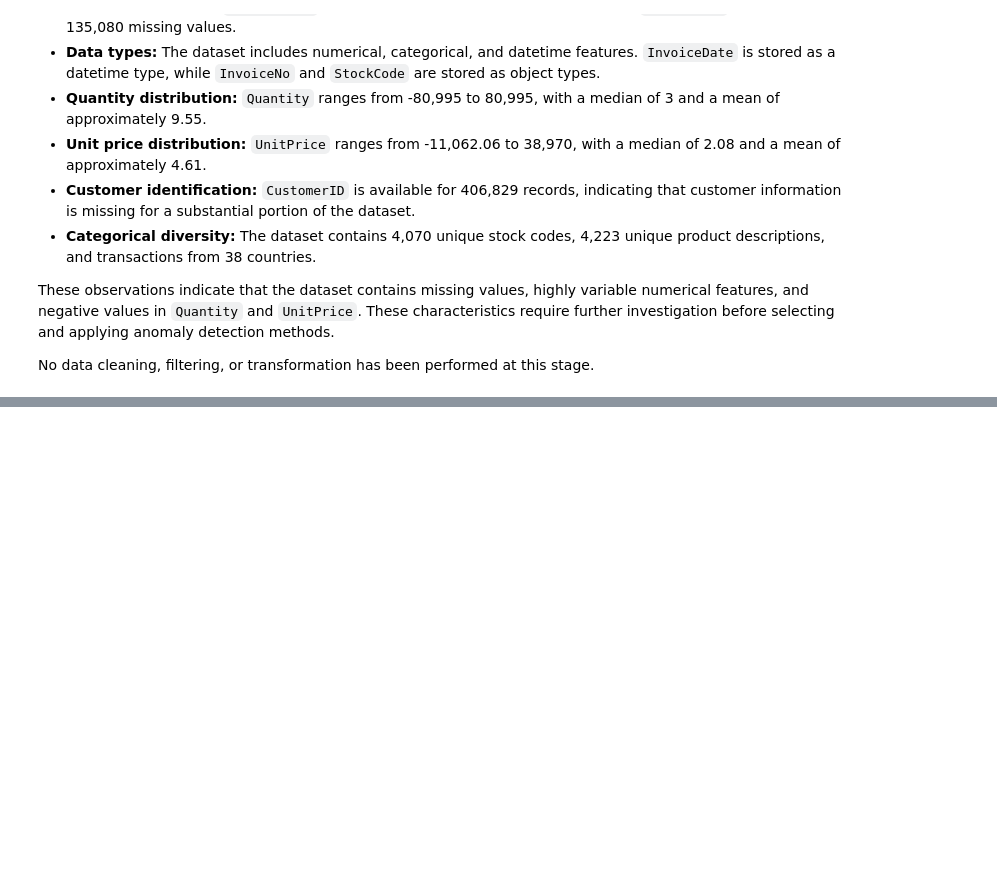
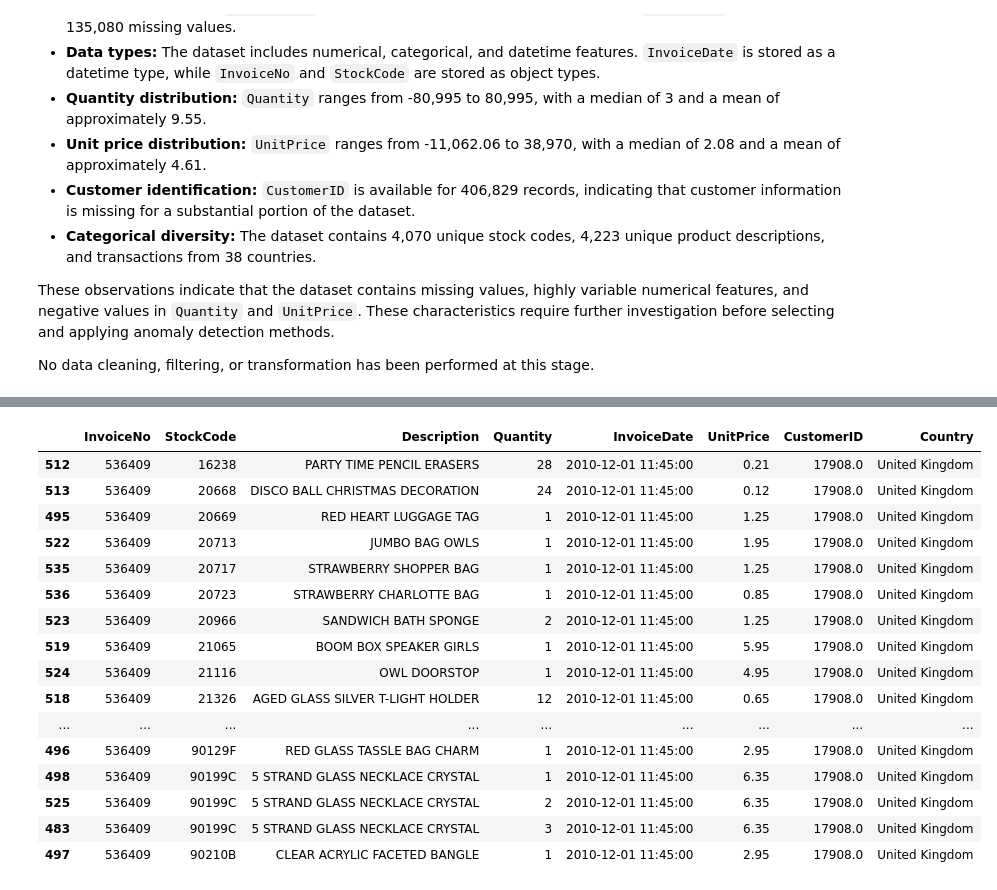
Before and after one commit to Mohamadzf23/unsupervised-anomaly-detection-study, a Jupyter notebook: notebooks/anomaly_detection_study.ipynb, the cells around one changed output, grey strips where cells are left out. Saved outputs shown, nothing was run; the diff lists cells and outputs as text; code cells hidden in the pictures; blank space fills up the shorter version.

```diff
--- a/notebooks/anomaly_detection_study.ipynb
+++ b/notebooks/anomaly_detection_study.ipynb
@@ -255,0 +464,25 @@ No data cleaning, filtering, or transformation has been performed at this stage.
+# %%
+invoice_id = "536409"
+
+display(
+    df[df["InvoiceNo"].astype(str) == invoice_id]
+    .sort_values(["StockCode", "Quantity"])
+)
+# %% [output]
+|  | InvoiceNo | StockCode | Description | Quantity | InvoiceDate | UnitPrice | CustomerID | Country |
+| 512 | 536409 | 16238 | PARTY TIME PENCIL ERASERS | 28 | 2010-12-01 11:45:00 | 0.21 | 17908.0 | United Kingdom |
+| 513 | 536409 | 20668 | DISCO BALL CHRISTMAS DECORATION | 24 | 2010-12-01 11:45:00 | 0.12 | 17908.0 | United Kingdom |
+| 495 | 536409 | 20669 | RED HEART LUGGAGE TAG | 1 | 2010-12-01 11:45:00 | 1.25 | 17908.0 | United Kingdom |
+| 522 | 536409 | 20713 | JUMBO BAG OWLS | 1 | 2010-12-01 11:45:00 | 1.95 | 17908.0 | United Kingdom |
+| 535 | 536409 | 20717 | STRAWBERRY SHOPPER BAG | 1 | 2010-12-01 11:45:00 | 1.25 | 17908.0 | United Kingdom |
+| 536 | 536409 | 20723 | STRAWBERRY CHARLOTTE BAG | 1 | 2010-12-01 11:45:00 | 0.85 | 17908.0 | United Kingdom |
+| 523 | 536409 | 20966 | SANDWICH BATH SPONGE | 2 | 2010-12-01 11:45:00 | 1.25 | 17908.0 | United Kingdom |
+| 519 | 536409 | 21065 | BOOM BOX SPEAKER GIRLS | 1 | 2010-12-01 11:45:00 | 5.95 | 17908.0 | United Kingdom |
+| 524 | 536409 | 21116 | OWL DOORSTOP | 1 | 2010-12-01 11:45:00 | 4.95 | 17908.0 | United Kingdom |
+| 518 | 536409 | 21326 | AGED GLASS SILVER T-LIGHT HOLDER | 12 | 2010-12-01 11:45:00 | 0.65 | 17908.0 | United Kingdom |
+| ... | ... | ... | ... | ... | ... | ... | ... | ... |
+| 496 | 536409 | 90129F | RED GLASS TASSLE BAG CHARM | 1 | 2010-12-01 11:45:00 | 2.95 | 17908.0 | United Kingdom |
+| 498 | 536409 | 90199C | 5 STRAND GLASS NECKLACE CRYSTAL | 1 | 2010-12-01 11:45:00 | 6.35 | 17908.0 | United Kingdom |
+| 525 | 536409 | 90199C | 5 STRAND GLASS NECKLACE CRYSTAL | 2 | 2010-12-01 11:45:00 | 6.35 | 17908.0 | United Kingdom |
+| 483 | 536409 | 90199C | 5 STRAND GLASS NECKLACE CRYSTAL | 3 | 2010-12-01 11:45:00 | 6.35 | 17908.0 | United Kingdom |
+| 497 | 536409 | 90210B | CLEAR ACRYLIC FACETED BANGLE | 1 | 2010-12-01 11:45:00 | 2.95 | 17908.0 | United Kingdom |
```
Also changed, not shown: parts of 19 cells of this notebook.
